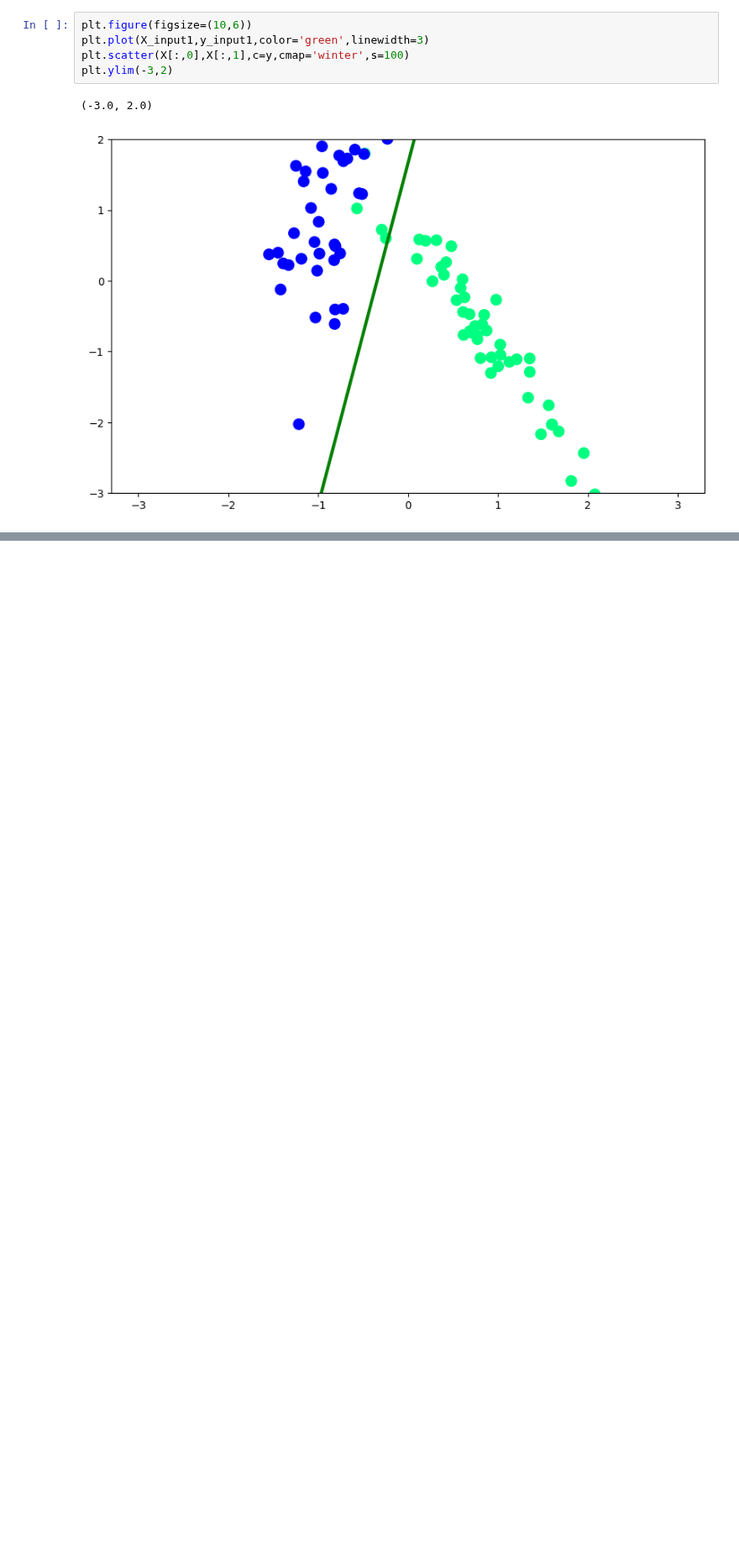
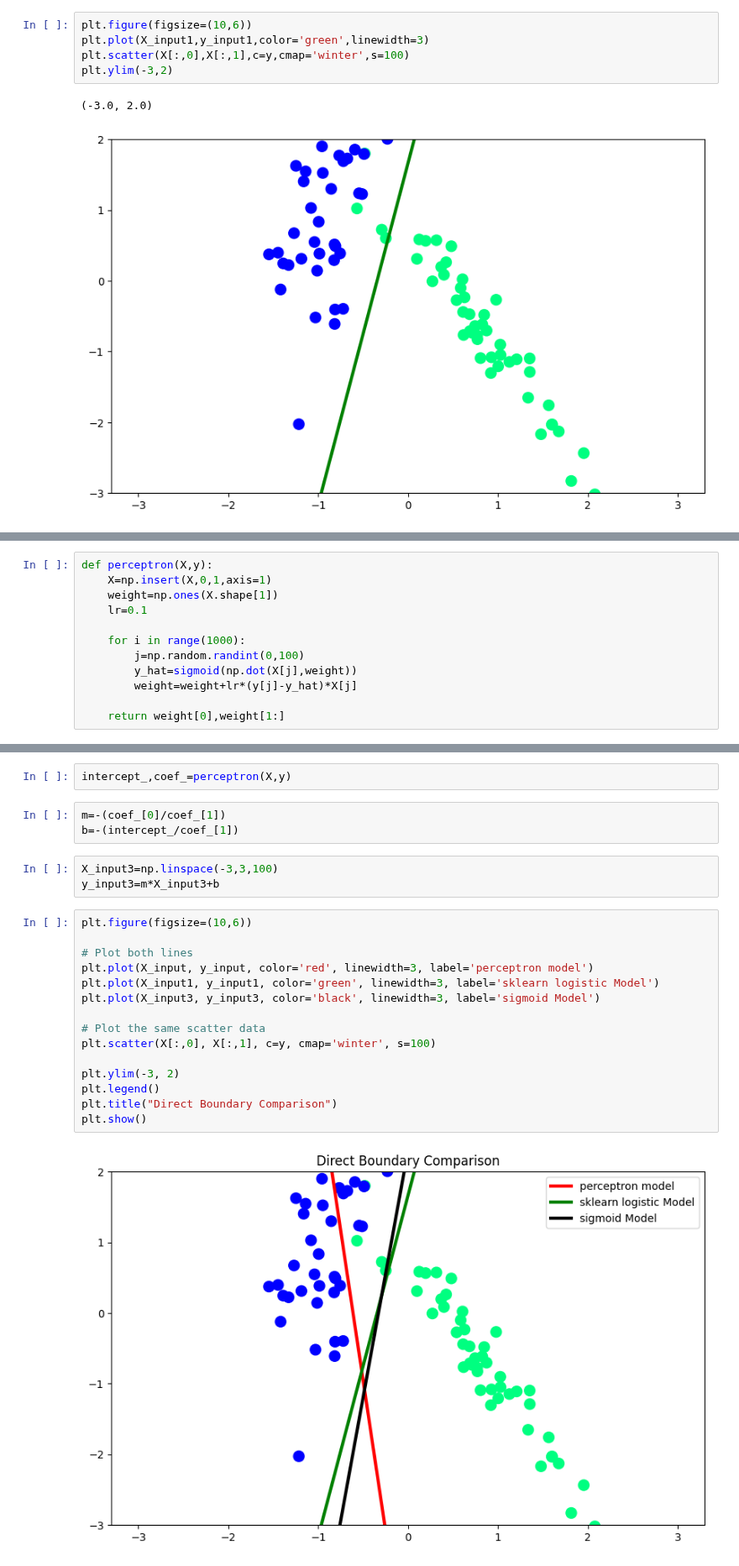
Before and after one commit to Omii04/Machine-Learning, a Jupyter notebook: 58 Logistic Regression perceptron trick.ipynb, the cells around one changed output, grey strips where cells are left out. Shown at 84% size. Cells and saved outputs as stored; diff of their text form; blank space fills up the shorter version.

```diff
--- a/58 Logistic Regression perceptron trick.ipynb
+++ b/58 Logistic Regression perceptron trick.ipynb
@@ -95,0 +98,12 @@ plt.show()
+# %%
+def perceptron(X,y):
+    X=np.insert(X,0,1,axis=1)
+    weight=np.ones(X.shape[1])
+    lr=0.1
+
+    for i in range(1000):
+        j=np.random.randint(0,100)
+        y_hat=sigmoid(np.dot(X[j],weight))
+        weight=weight+lr*(y[j]-y_hat)*X[j]
+
+    return weight[0],weight[1:]
@@ -95,0 +113,25 @@ plt.show()
+# %%
+intercept_,coef_=perceptron(X,y)
+# %%
+m=-(coef_[0]/coef_[1])
+b=-(intercept_/coef_[1])
+# %%
+X_input3=np.linspace(-3,3,100)
+y_input3=m*X_input3+b
+# %%
+plt.figure(figsize=(10,6))
+
+# Plot both lines
+plt.plot(X_input, y_input, color='red', linewidth=3, label='perceptron model')
+plt.plot(X_input1, y_input1, color='green', linewidth=3, label='sklearn logistic Model')
+plt.plot(X_input3, y_input3, color='black', linewidth=3, label='sigmoid Model')
+
+# Plot the same scatter data
+plt.scatter(X[:,0], X[:,1], c=y, cmap='winter', s=100)
+
+plt.ylim(-3, 2)
+plt.legend()
+plt.title("Direct Boundary Comparison")
+plt.show()
+# %% [output]
+[figure, added]
```
Also changed, not shown: parts of 5 cells of this notebook.
